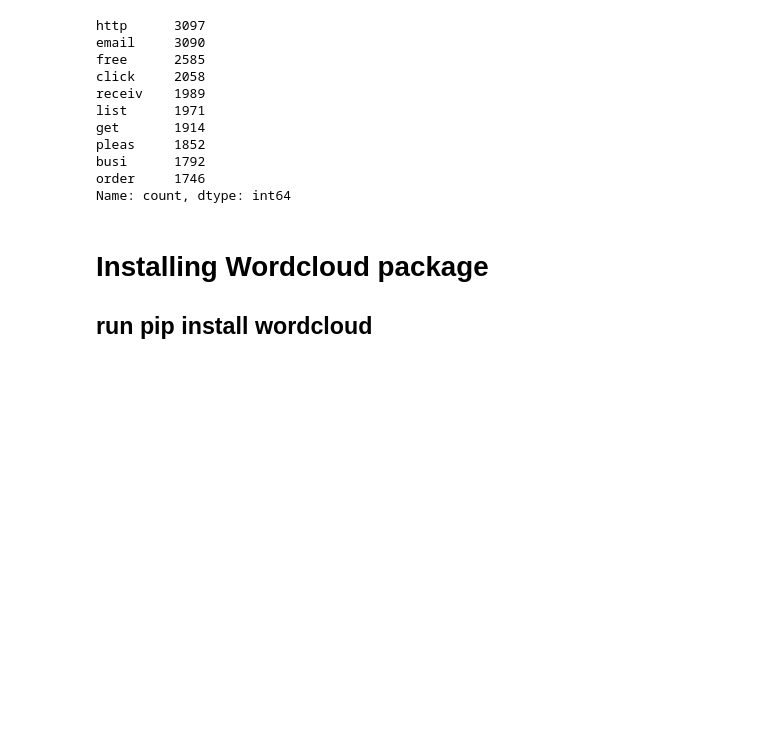
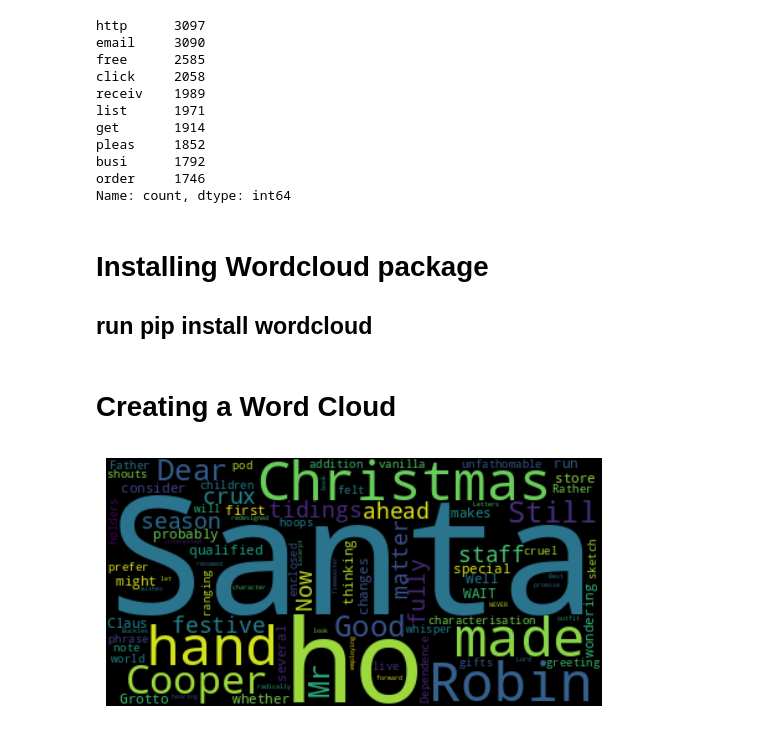
Before and after one commit to aximbr/My_IA, a Jupyter notebook: 021/06_Bayers_classifier.ipynb, the cells around one changed output. Cells and saved outputs as stored; diff of their text form; code cells hidden in the pictures; blank space fills up the shorter version.

```diff
--- a/021/06_Bayers_classifier.ipynb
+++ b/021/06_Bayers_classifier.ipynb
@@ -726,3 +727,13 @@ Name: count, dtype: int64
 # Installing Wordcloud package
 
 ## run pip install wordcloud
+# %% [markdown]
+# Creating a Word Cloud
+# %%
+word_cloud = WordCloud().generate(email_body)
+
+plt.imshow(word_cloud, interpolation='bilinear')
+plt.axis('off')
+plt.show()
+# %% [output]
+[figure, added]
```
Also changed, not shown: parts of 10 cells of this notebook.
